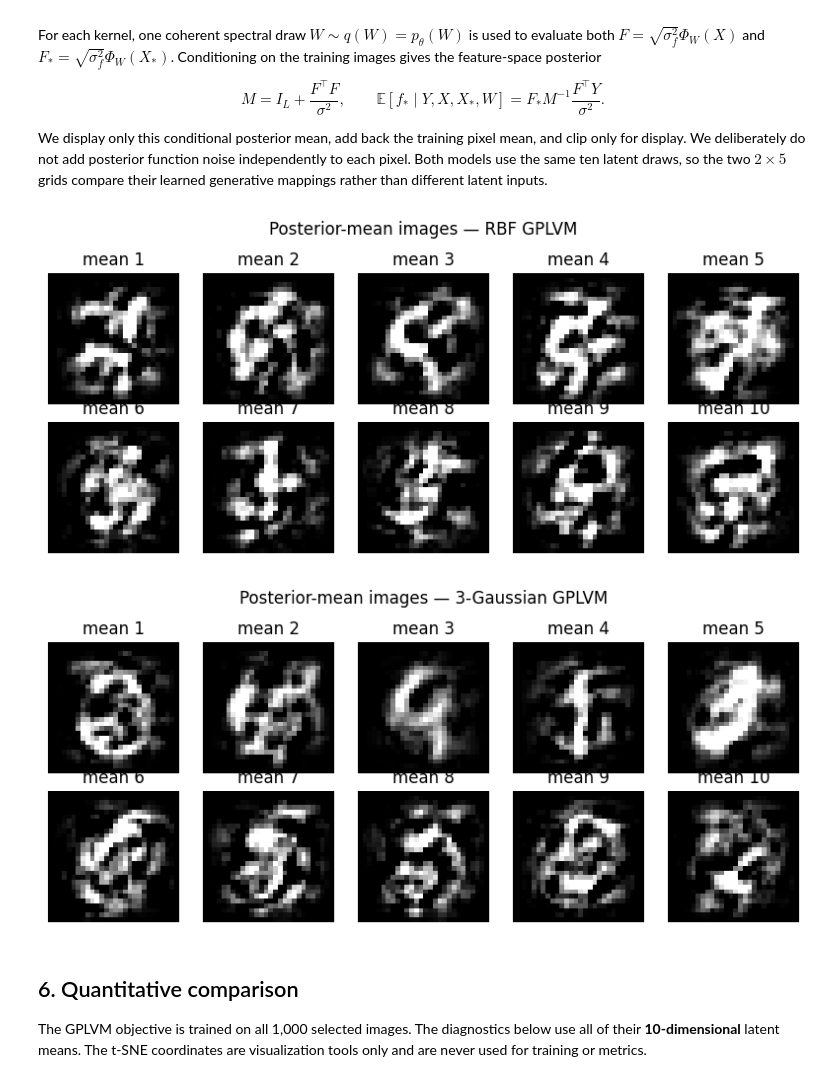
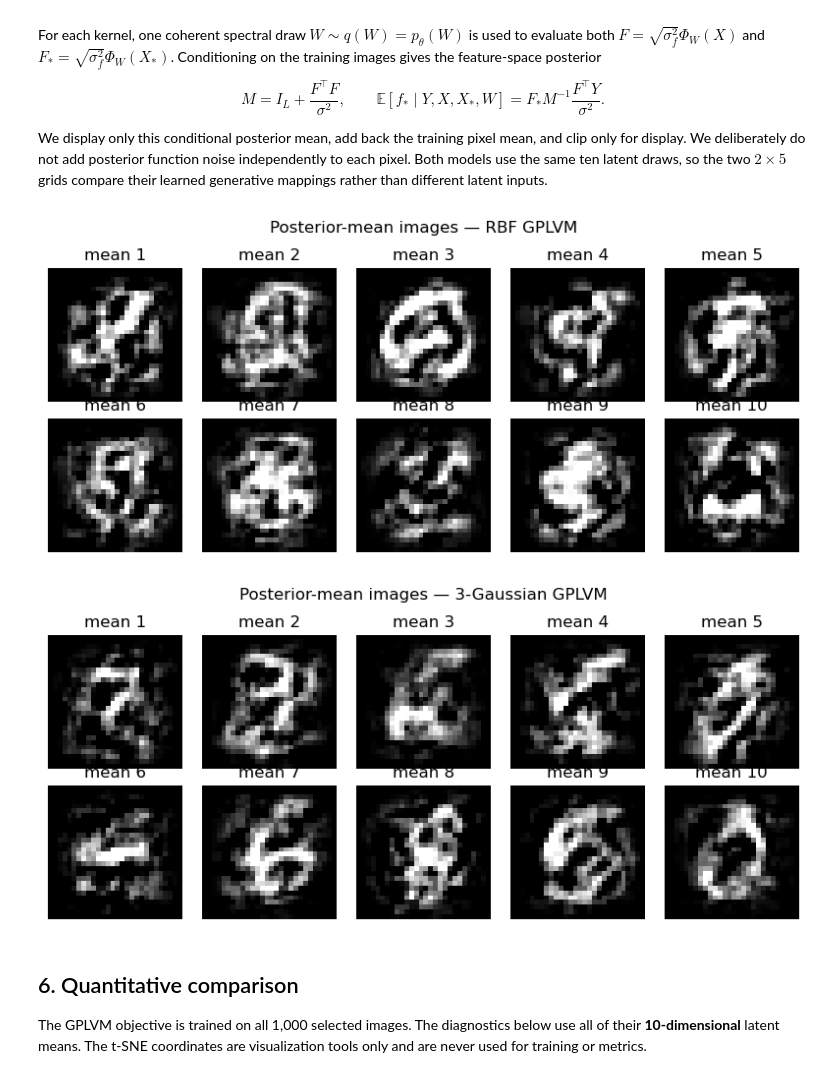
Before and after one commit to OLMOS-PM/GPPS_2026, a Jupyter notebook: gp_gplvm_mnist_demo.ipynb, the cells around one changed output. Cells and saved outputs as stored; diff of their text form; code cells hidden in the pictures.

```diff
--- a/gp_gplvm_mnist_demo.ipynb
+++ b/gp_gplvm_mnist_demo.ipynb
@@ -128,0 +129,12 @@ device: cpu
+# %%
+# Shared configuration for every GPLVM variant in this notebook.
+LATENT_DIM = 10
+NUM_FOURIER_SAMPLES = 500
+NUM_EPOCHS = 5000
+PRINT_EVERY = 100
+N_TSNE_VISUALIZE = 1000
+
+print(
+    f"configuration: Q={LATENT_DIM}, L={NUM_FOURIER_SAMPLES}, "
+    f"epochs={NUM_EPOCHS}, print_every={PRINT_EVERY}"
+)
@@ -195,12 +209,13 @@ analytical because both $q_\phi(X\mid Y)$ and $p(X)=\mathcal N(0,I)$ are diagona
 We warm up its coefficient to reduce early posterior collapse.
 # %%
 rbf_model = AmortizedRFFGPLVM(
-    observed_dim=images.shape[1], latent_dim=10, num_frequencies=200,
-    spectral_prior=RBFSpectralPrior(latent_dim=10),
+    observed_dim=images.shape[1], latent_dim=LATENT_DIM,
+    num_frequencies=NUM_FOURIER_SAMPLES,
+    spectral_prior=RBFSpectralPrior(latent_dim=LATENT_DIM),
 ).to(device)
 rbf_history = train_model(
-    rbf_model, images, epochs=1000, learning_rate=2e-3,
-    beta_warmup_epochs=200, print_every=100,
+    rbf_model, images, epochs=NUM_EPOCHS, learning_rate=2e-3,
+    beta_warmup_epochs=200, print_every=PRINT_EVERY,
 )
 print("learned RBF parameters:", rbf_model.spectral_prior.summary())
 # %% [output]
@@ -294,8 +309,9 @@ For a fairer comparison, the mixture model starts from a copy of the trained RBF
 likelihood parameters; only its spectral family is replaced before fine-tuning.
 # %%
 mixture_model = AmortizedRFFGPLVM(
-    observed_dim=images.shape[1], latent_dim=10, num_frequencies=200,
-    spectral_prior=ThreeGaussianSpectralPrior(latent_dim=10),
+    observed_dim=images.shape[1], latent_dim=LATENT_DIM,
+    num_frequencies=NUM_FOURIER_SAMPLES,
+    spectral_prior=ThreeGaussianSpectralPrior(latent_dim=LATENT_DIM),
 ).to(device)
 mixture_model.encoder.load_state_dict(copy.deepcopy(rbf_model.encoder.state_dict()))
 with torch.no_grad():
@@ -303,8 +319,8 @@ with torch.no_grad():
     mixture_model.raw_noise.copy_(rbf_model.raw_noise)
 
 mixture_history = train_model(
-    mixture_model, images, epochs=1000, learning_rate=1e-3,
-    beta_warmup_epochs=1, print_every=100,
+    mixture_model, images, epochs=NUM_EPOCHS, learning_rate=1e-3,
+    beta_warmup_epochs=1, print_every=PRINT_EVERY,
 )
 summary = mixture_model.spectral_prior.summary()
 print("weights:", np.round(summary["weights"], 3))
@@ -360,7 +376,7 @@ for display. We deliberately do not add posterior function noise independently t
 Both models use the same ten latent draws, so the two $2\times5$ grids compare their learned
 generative mappings rather than different latent inputs.
 # %%
-expected_latent_dim, expected_num_features = 10, 200
+expected_latent_dim, expected_num_features = LATENT_DIM, NUM_FOURIER_SAMPLES
 for model_name, model in [("RBF", rbf_model), ("mixture", mixture_model)]:
     if model.latent_dim != expected_latent_dim or model.num_frequencies != expected_num_features:
         raise RuntimeError(
@@ -378,35 +394,35 @@ rbf_generated = posterior_mean_images(
     rbf_model,
     images,
     torch.as_tensor(z_rbf, dtype=images.dtype, device=device),
     generation_latents,
     seed=SEED + 101,
 )
 mixture_generated = posterior_mean_images(
     mixture_model,
     images,
     torch.as_tensor(z_mix, dtype=images.dtype, device=device),
     generation_latents,
     seed=SEED + 102,
 )
 
 rbf_generated = (rbf_generated + pixel_mean.to(device)).clamp(0, 1).cpu()
 mixture_generated = (mixture_generated + pixel_mean.to(device)).clamp(0, 1).cpu()
 
 def plot_generated_grid(generated, title):
     fig, axes = plt.subplots(2, 5, figsize=(8, 3.6))
     for index, ax in enumerate(axes.flat):
         ax.imshow(generated[index].reshape(28, 28), cmap="gray", vmin=0, vmax=1)
         ax.axis("off")
         ax.set_title(f"mean {index + 1}")
     fig.suptitle(title)
     plt.tight_layout()
     plt.show()
 
 plot_generated_grid(rbf_generated, "Posterior-mean images — RBF GPLVM")
 plot_generated_grid(mixture_generated, "Posterior-mean images — 3-Gaussian GPLVM")
 # %% [output]
-[figure, old version]
+[figure, new version]
-[figure, old version]
+[figure, new version]
 # %% [markdown]
 ## 6. Quantitative comparison
 
```
Also changed, not shown: parts of 11 cells of this notebook, 1 other file.
